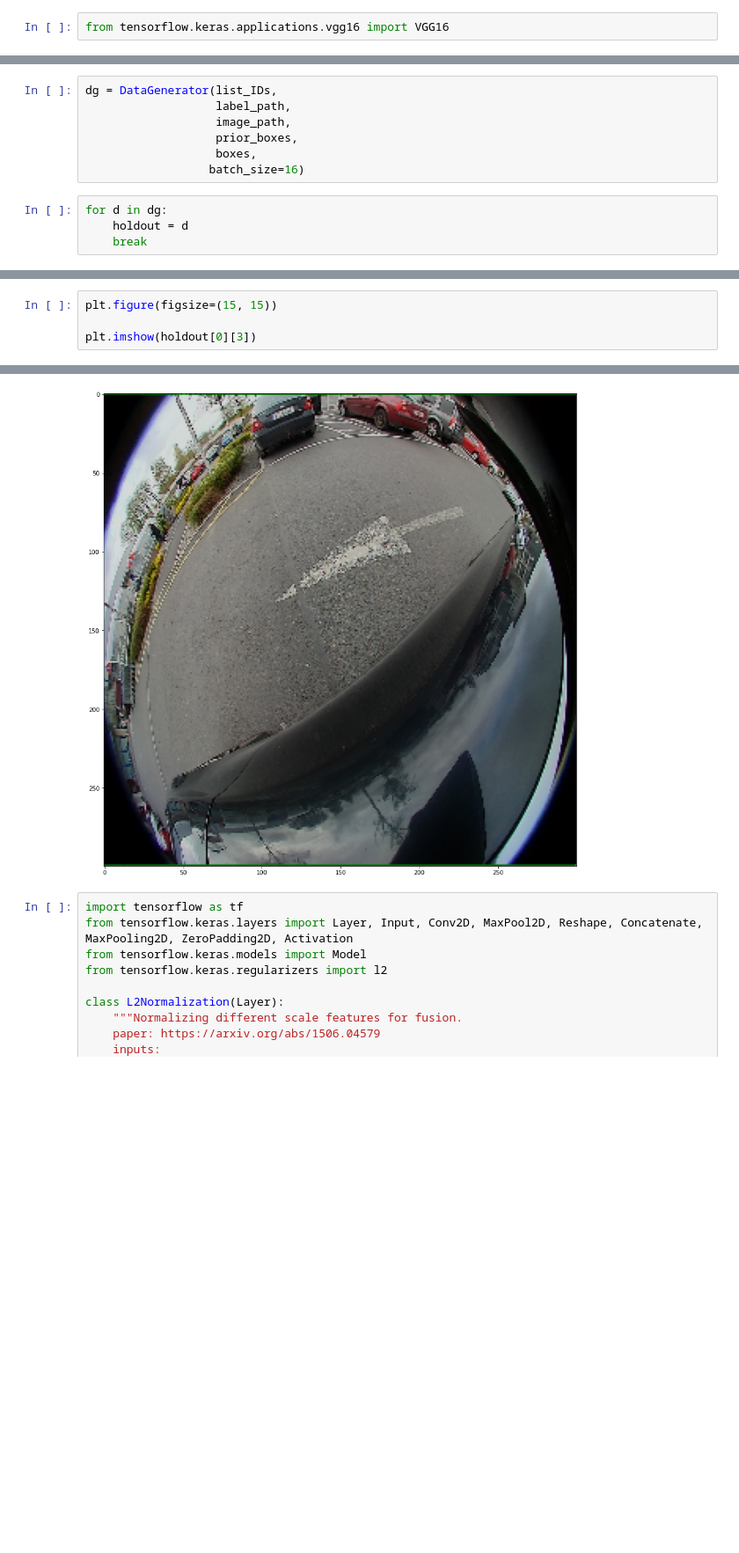
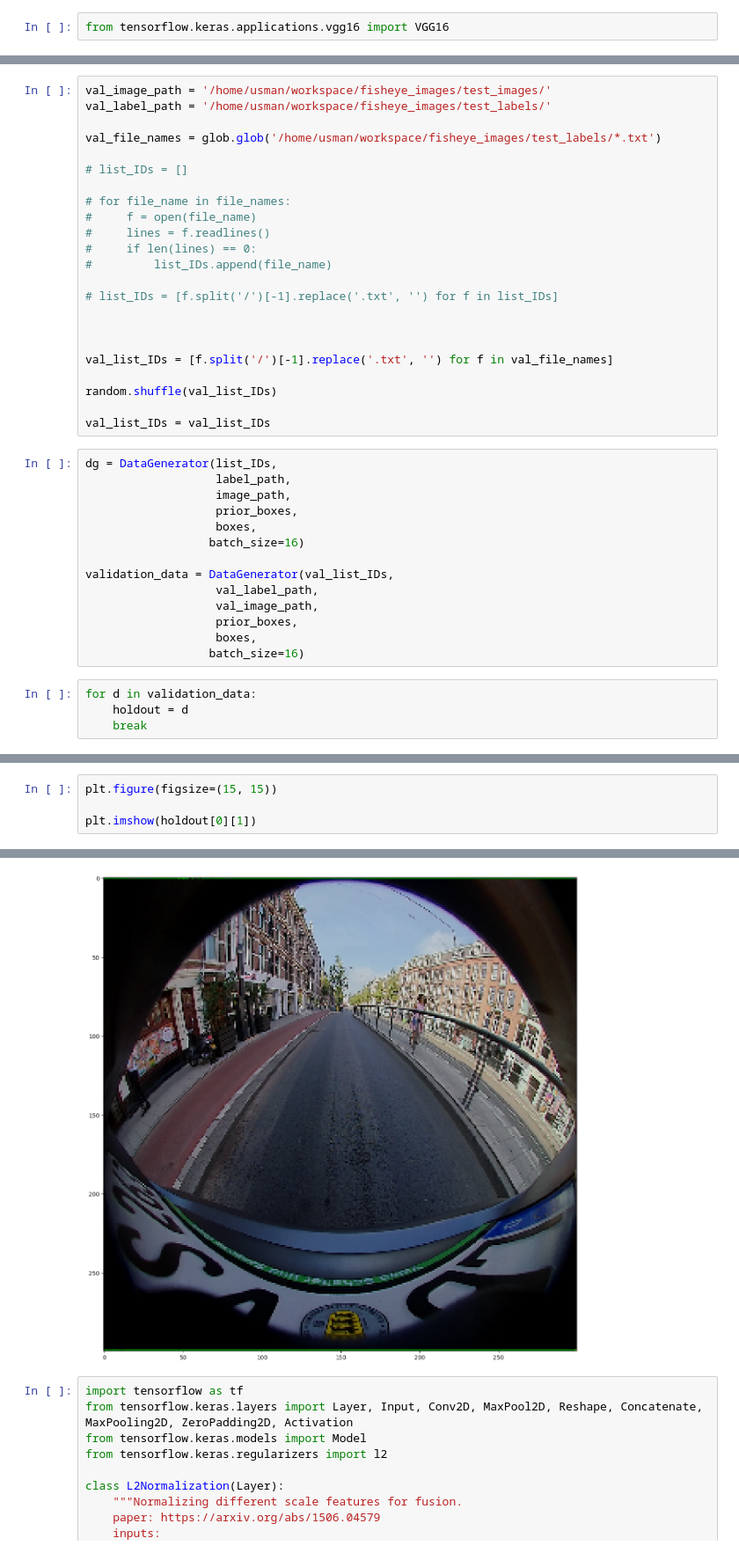
Before and after one commit to usmanr149/SSDModel, a Jupyter notebook: notebooks/Use Pretrained VGG16.ipynb, the cells around one changed output, grey strips where cells are left out. Shown at 88% size. Cells and saved outputs as stored; diff of their text form; blank space fills up the shorter version.

```diff
--- a/notebooks/Use Pretrained VGG16.ipynb
+++ b/notebooks/Use Pretrained VGG16.ipynb
@@ -61,3 +81,26 @@ list_IDs = [f.split('/')[-1].replace('.txt', '') for f in file_names][:250]
+# %%
+val_image_path = '/home/usman/workspace/fisheye_images/test_images/'
+val_label_path = '/home/usman/workspace/fisheye_images/test_labels/'
+
+val_file_names = glob.glob('/home/usman/workspace/fisheye_images/test_labels/*.txt')
+
+# list_IDs = []
+
+# for file_name in file_names:
+#     f = open(file_name)
+#     lines = f.readlines()
+#     if len(lines) == 0:
+#         list_IDs.append(file_name)
+
+# list_IDs = [f.split('/')[-1].replace('.txt', '') for f in list_IDs]
+
+
+
+val_list_IDs = [f.split('/')[-1].replace('.txt', '') for f in val_file_names]
+
+random.shuffle(val_list_IDs)
+
+val_list_IDs = val_list_IDs
 # %%
 dg = DataGenerator(list_IDs,
                    label_path,
@@ -65,7 +108,14 @@ dg = DataGenerator(list_IDs,
                    prior_boxes,
                    boxes,
                   batch_size=16)
+
+validation_data = DataGenerator(val_list_IDs,
+                   val_label_path,
+                   val_image_path,
+                   prior_boxes,
+                   boxes,
+                  batch_size=16)
 # %%
-for d in dg:
+for d in validation_data:
     holdout = d
     break
@@ -72,10 +142,10 @@ for d in dg:
 # %%
 plt.figure(figsize=(15, 15))
 
-plt.imshow(holdout[0][3])
+plt.imshow(holdout[0][1])
 # %% [output]
 <matplotlib.image.AxesImage at 0x...>
-[figure, old version]
+[figure, new version]
 # %%
 import tensorflow as tf
 from tensorflow.keras.layers import Layer, Input, Conv2D, MaxPool2D, Reshape, Concatenate, MaxPooling2D, ZeroPadding2D, Activation
```
Also changed, not shown: parts of 28 cells of this notebook, 10 other files.
